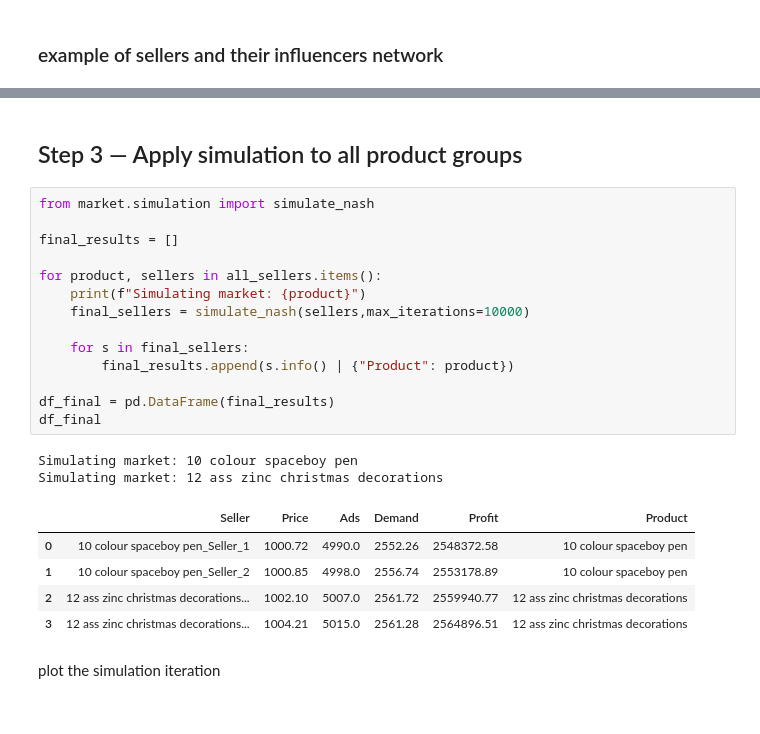
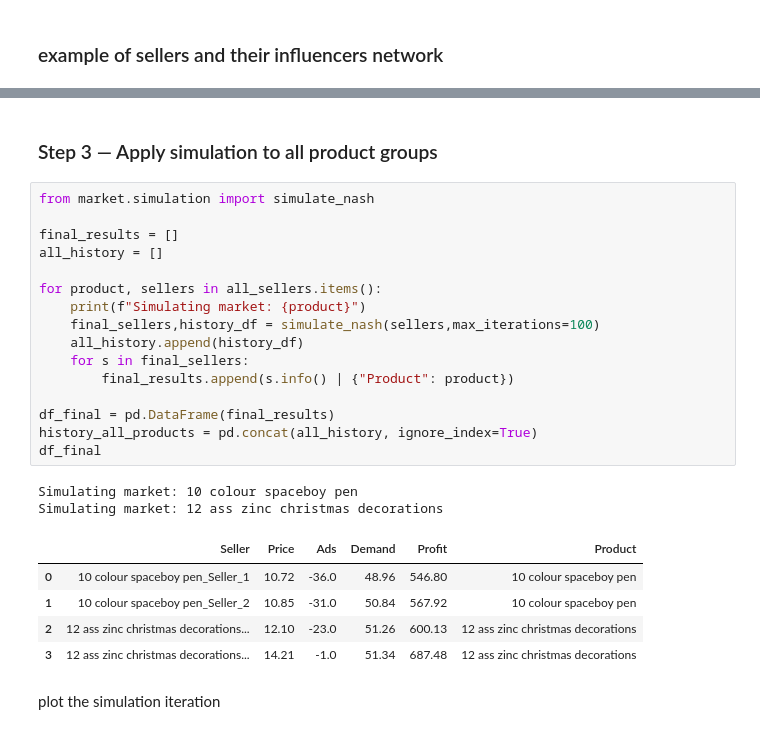
Before and after one commit to erf04/ec-hw1, a Jupyter notebook: main.ipynb, the cells around one changed output, grey strips where cells are left out. Drawn from its saved outputs; the diff is of its cells as text.

```diff
--- a/main.ipynb
+++ b/main.ipynb
@@ -72,27 +73,29 @@ df_results
 # %% [markdown]
-## Step 3 — Apply simulation to all product groups
+### Step 3 — Apply simulation to all product groups
 # %%
 from market.simulation import simulate_nash
 
 final_results = []
+all_history = []
 
 for product, sellers in all_sellers.items():
     print(f"Simulating market: {product}")
-    final_sellers = simulate_nash(sellers,max_iterations=10000)
-
+    final_sellers,history_df = simulate_nash(sellers,max_iterations=100)
+    all_history.append(history_df)
     for s in final_sellers:
         final_results.append(s.info() | {"Product": product})
 
 df_final = pd.DataFrame(final_results)
+history_all_products = pd.concat(all_history, ignore_index=True)
 df_final
 # %% [output]
 Simulating market: 10 colour spaceboy pen
 Simulating market: 12 ass zinc christmas decorations
 |  | Seller | Price | Ads | Demand | Profit | Product |
-| 0 | 10 colour spaceboy pen_Seller_1 | 1000.72 | 4990.0 | 2552.26 | 2548372.58 | 10 colour spaceboy pen |
-| 1 | 10 colour spaceboy pen_Seller_2 | 1000.85 | 4998.0 | 2556.74 | 2553178.89 | 10 colour spaceboy pen |
-| 2 | 12 ass zinc christmas decorations... | 1002.10 | 5007.0 | 2561.72 | 2559940.77 | 12 ass zinc christmas decorations |
-| 3 | 12 ass zinc christmas decorations... | 1004.21 | 5015.0 | 2561.28 | 2564896.51 | 12 ass zinc christmas decorations |
+| 0 | 10 colour spaceboy pen_Seller_1 | 10.72 | -36.0 | 48.96 | 546.80 | 10 colour spaceboy pen |
+| 1 | 10 colour spaceboy pen_Seller_2 | 10.85 | -31.0 | 50.84 | 567.92 | 10 colour spaceboy pen |
+| 2 | 12 ass zinc christmas decorations... | 12.10 | -23.0 | 51.26 | 600.13 | 12 ass zinc christmas decorations |
+| 3 | 12 ass zinc christmas decorations... | 14.21 | -1.0 | 51.34 | 687.48 | 12 ass zinc christmas decorations |
 # %% [markdown]
 plot the simulation iteration
 # %%
```
Also changed, not shown: parts of 9 cells of this notebook, 6 other files.
